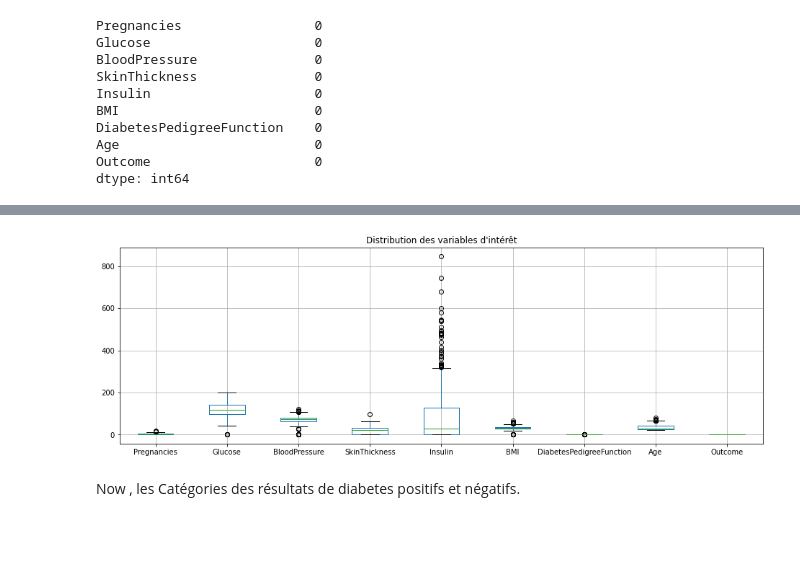
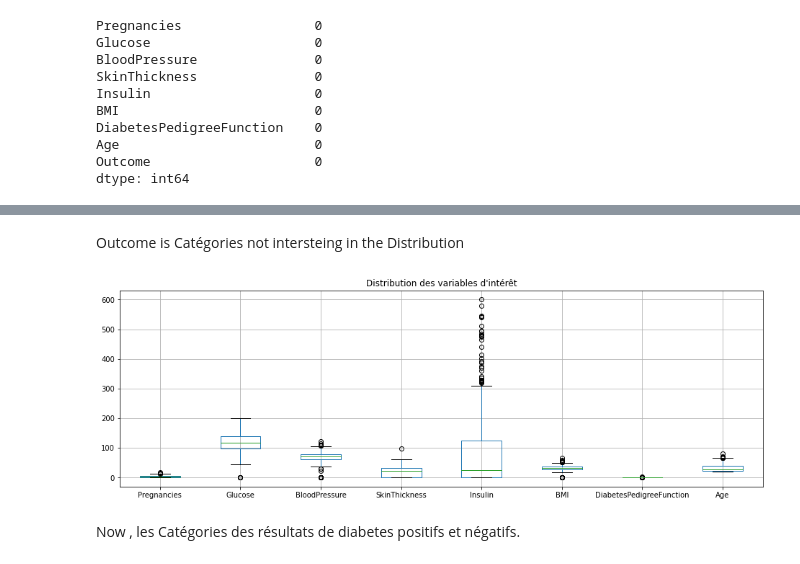
Before and after one commit to Mohamed-Khalil67/Machine-Learning-Mini-Project, a Jupyter notebook: Diabetes.ipynb, the cells around one changed output, grey strips where cells are left out. Cells and saved outputs as stored; diff of their text form; code cells hidden in the pictures; blank space fills up the shorter version.

```diff
--- a/Diabetes.ipynb
+++ b/Diabetes.ipynb
@@ -111,13 +115,19 @@ df.describe()
 | 50% | 3.000000 | 117.000000 | 72.000000 | 23.000000 | 30.500000 | 32.000000 | 0.372500 | 29.000000 | ... |
 | 75% | 6.000000 | 140.250000 | 80.000000 | 32.000000 | 127.250000 | 36.600000 | 0.626250 | 41.000000 | ... |
 | max | 17.000000 | 199.000000 | 122.000000 | 99.000000 | 846.000000 | 67.100000 | 2.420000 | 81.000000 | ... |
+# %% [markdown]
+Outcome is Catégories not intersteing in the Distribution
+# %%
+data=df
+data=data.drop(['Outcome'],axis=1)
+data = data.drop(data[data.Insulin > 600 ].index)
 # %%
 plt.figure(figsize=(16,5))
-df.boxplot()
+data.boxplot()
 plt.title("Distribution des variables d'intérêt")
 plt.show()
 # %% [output]
-[figure, old version]
+[figure, new version]
 # %% [markdown]
 Now , les Catégories des résultats de diabetes positifs et négatifs.
 # %%
```
Also changed, not shown: parts of 15 cells of this notebook, 1 other file.
